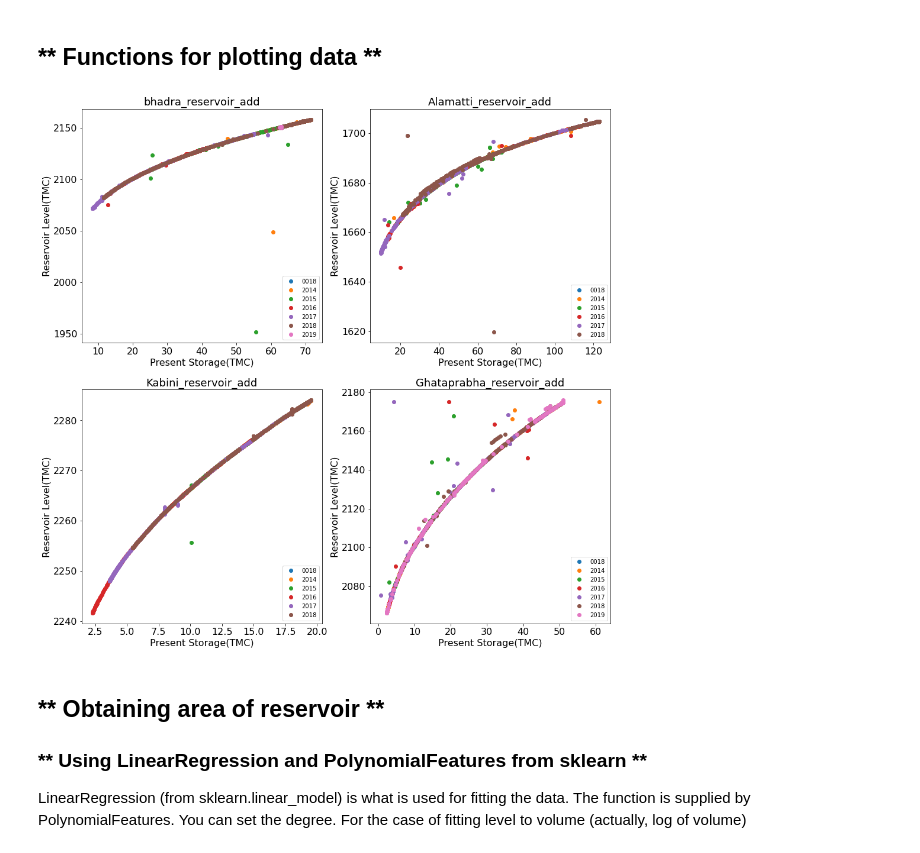
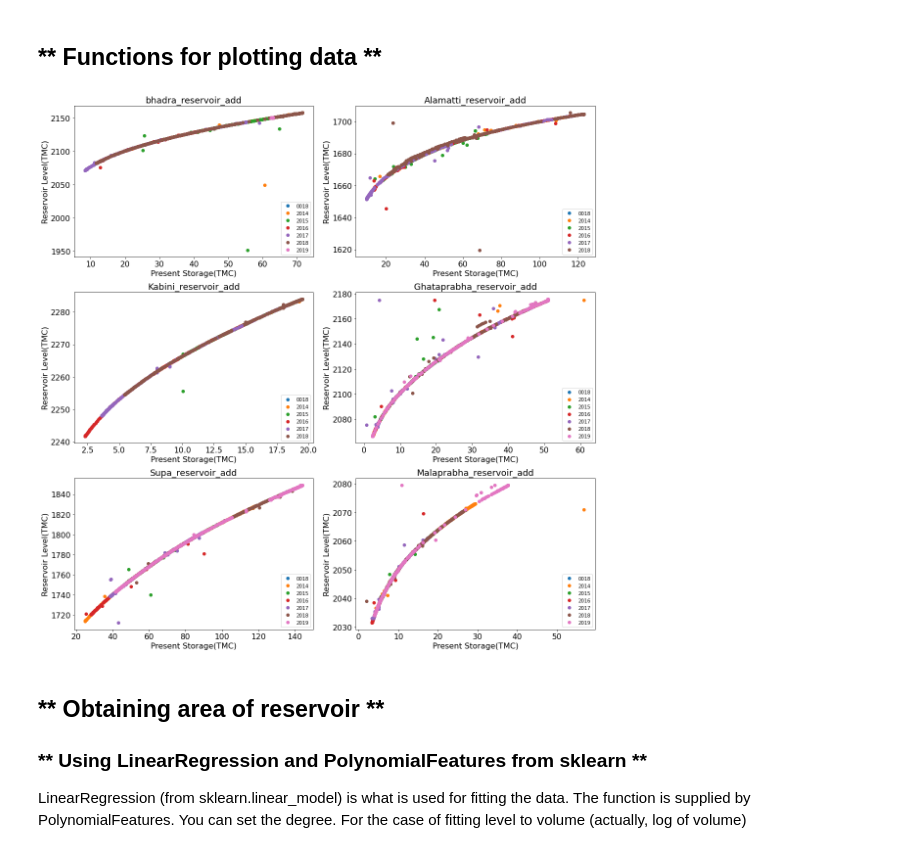
Before and after one commit to arvindnswamy/WorldWaterReservoirs, a Jupyter notebook: AccessingReservoirLevelsInKarnataka.ipynb, the cells around one changed output. Drawn from its saved outputs; the diff is of its cells as text; code cells hidden in the pictures.

```diff
--- a/AccessingReservoirLevelsInKarnataka.ipynb
+++ b/AccessingReservoirLevelsInKarnataka.ipynb
@@ -157,17 +157,21 @@ def plottingKarnatakaWaterData(filename, xloc, yloc, axobj):
 # %%
 import matplotlib.pyplot as plt
 
-g, ((axa, axb), (axc, axd)) = plt.subplots(2,2, figsize=(16,16))
+g, ((axa, axb), (axc, axd), (axe, axf)) = plt.subplots(3,2, figsize=(16,16))
 
 yloc = 'Reservoir Level(TMC)'
 xloc = 'Present Storage(TMC)'
 
 plottingKarnatakaWaterData('bhadra_reservoir_add.csv', xloc, yloc, axa)
 plottingKarnatakaWaterData('Alamatti_reservoir_add.csv', xloc, yloc, axb)
 plottingKarnatakaWaterData('Kabini_reservoir_add.csv', xloc, yloc, axc)
 plottingKarnatakaWaterData('Ghataprabha_reservoir_add.csv', xloc, yloc, axd)
+plottingKarnatakaWaterData('Supa_reservoir_add.csv', xloc, yloc, axe)
+plottingKarnatakaWaterData('Malaprabha_reservoir_add.csv', xloc, yloc, axf)
+
+plt.tight_layout()
 # %% [output]
-[figure, old version]
+[figure, new version]
 # %% [markdown]
 ## ** Obtaining area of reservoir **
 
```
Also changed, not shown: parts of 1 cell of this notebook, 1 other file.
